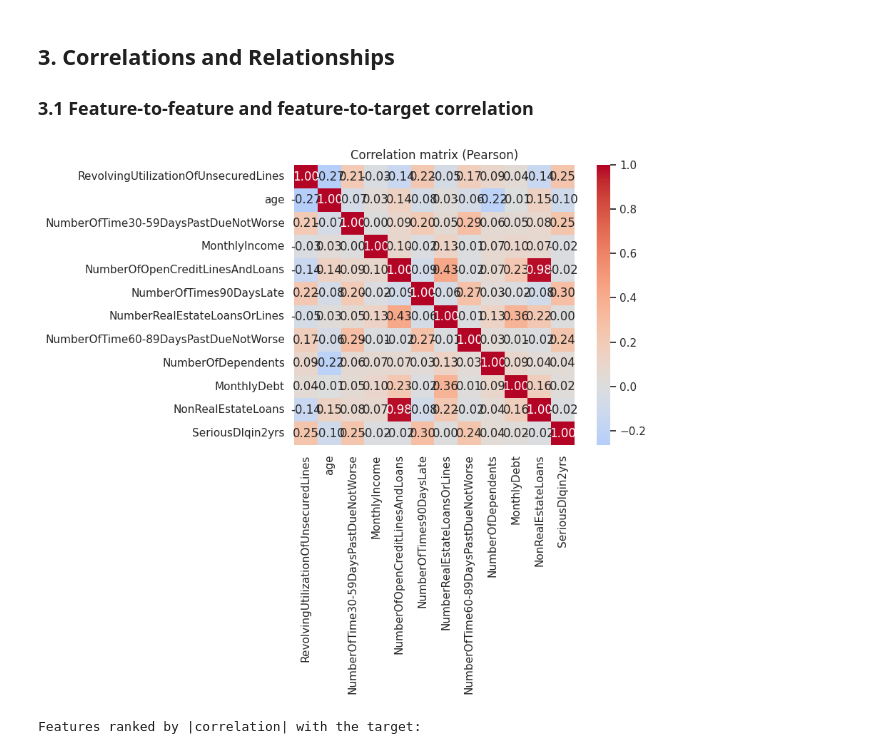
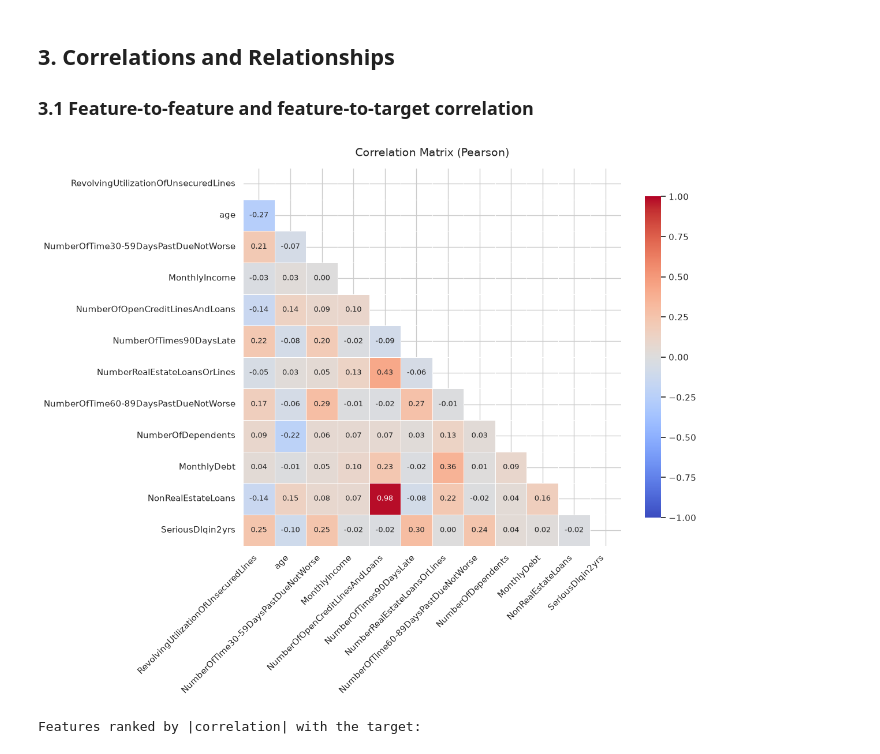
Before and after one commit to yasserrezk/CreditRisk-ML, a Jupyter notebook: notebooks/EDA.ipynb, the cells around one changed output. Drawn from its saved outputs; the diff is of its cells as text; code cells hidden in the pictures.

Commit message:
fix correlation appearance

```diff
--- a/notebooks/EDA.ipynb
+++ b/notebooks/EDA.ipynb
@@ -118,13 +118,32 @@ plt.show()
 # %%
 corr = train_df[feature_cols + [target]].corr()
 
-plt.figure(figsize=(10, 8))
-sns.heatmap(corr, annot=True, fmt='.2f', cmap='coolwarm', center=0, square=True)
-plt.title('Correlation matrix (Pearson)')
+plt.figure(figsize=(12, 10))
+
+mask = np.triu(np.ones_like(corr, dtype=bool))
+
+sns.heatmap(
+    corr,
+    mask=mask,
+    annot=True,
+    fmt=".2f",
+    cmap="coolwarm",
+    vmin=-1,
+    vmax=1,
+    center=0,
+    square=True,
+    linewidths=0.5,
+    cbar_kws={"shrink": 0.8},
+    annot_kws={"size": 9},
+)
+
+plt.title("Correlation Matrix (Pearson)", fontsize=14, pad=15)
+plt.xticks(rotation=45, ha="right")
+plt.yticks(rotation=0)
 plt.tight_layout()
 plt.show()
 # %% [output]
-[figure, old version]
+[figure, new version]
 # %%
 target_corr = corr[target].drop(target).sort_values(key=np.abs, ascending=False)
 print("Features ranked by |correlation| with the target:")
```
Also changed, not shown: parts of 3 cells of this notebook.
